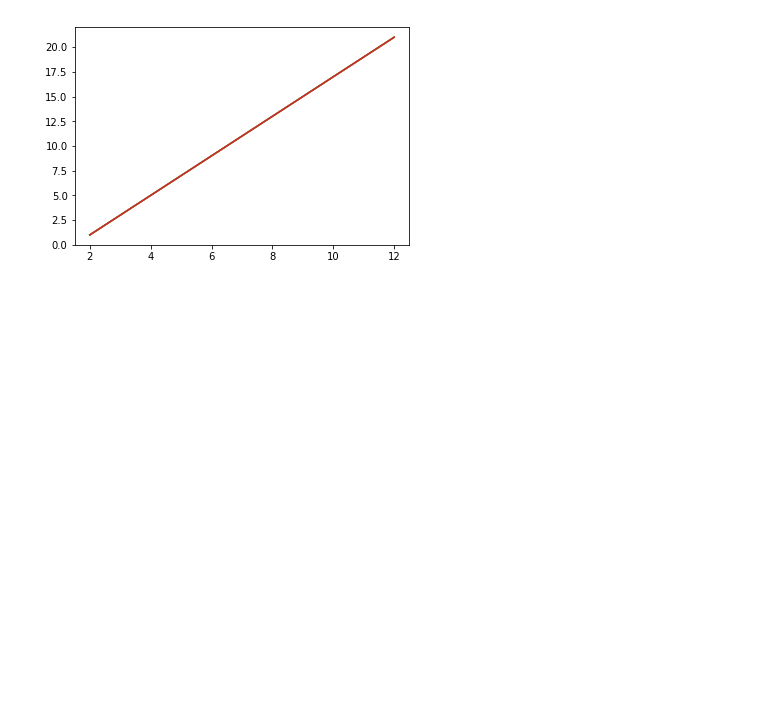
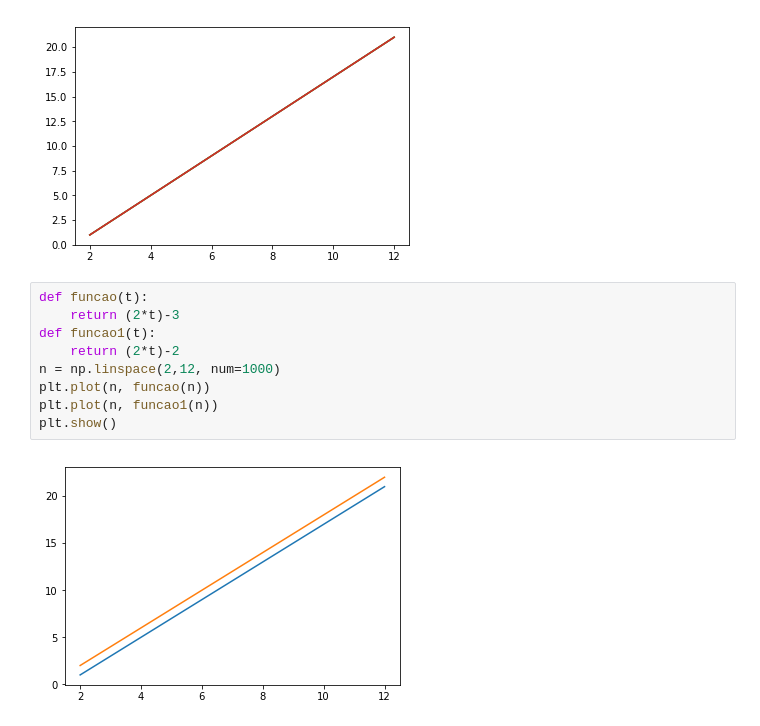
Before and after one commit to CATUABAisLIFE/Aula06, a Jupyter notebook: Aula06_Luan.ipynb, the cells around one changed output. Drawn from its saved outputs; the diff is of its cells as text; blank space fills up the shorter version.

```diff
--- a/Aula06_Luan.ipynb
+++ b/Aula06_Luan.ipynb
@@ -35,3 +35,14 @@ plt.plot(n, funcao1(n))
 plt.show()
 # %% [output]
 [figure]
+# %%
+def funcao(t):
+    return (2*t)-3
+def funcao1(t):
+    return (2*t)-2
+n = np.linspace(2,12, num=1000)
+plt.plot(n, funcao(n))
+plt.plot(n, funcao1(n))
+plt.show()
+# %% [output]
+[figure, added]
```
Also changed, not shown: parts of 2 cells of this notebook.
